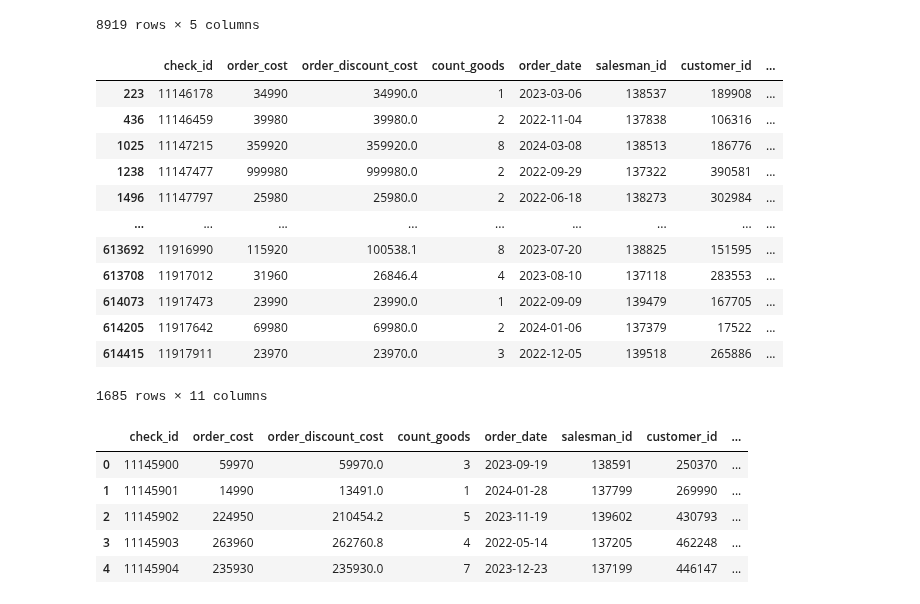
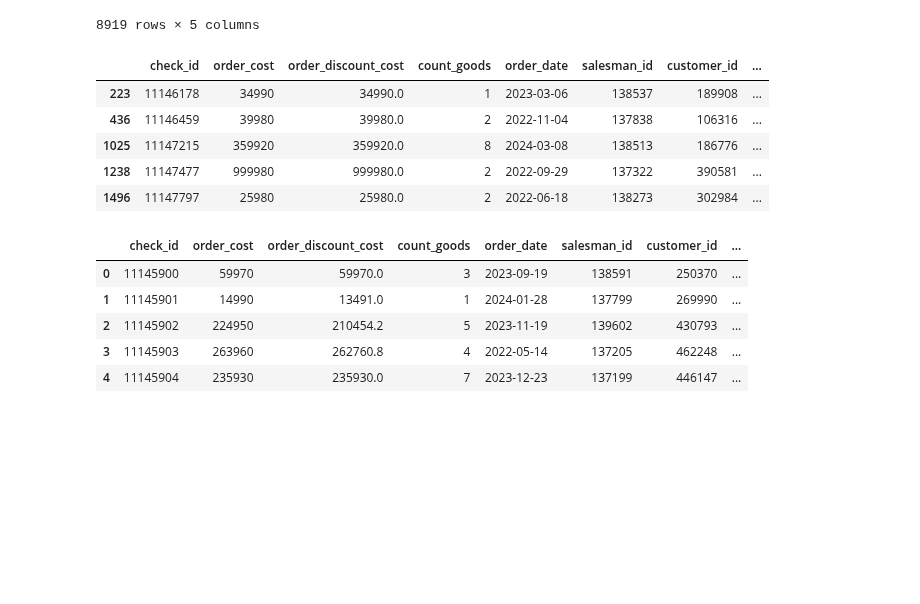
Before and after one commit to Putinka1993/notes, a Jupyter notebook: jupyter notebook/Konstantin.ipynb, the cells around one changed output. Saved outputs shown, nothing was run; the diff lists cells and outputs as text; code cells hidden in the pictures; blank space fills up the shorter version.

```diff
--- a/jupyter notebook/Konstantin.ipynb
+++ b/jupyter notebook/Konstantin.ipynb
@@ -666,23 +666,16 @@ salmen_orders['date_of_employment'] = pd.to_datetime(salmen_orders['date_of_empl
 # %%
 salmen_orders.sort_values(['date_of_employment', 'order_date'], ascending=True).head(15)
 #salmen_orders.groupby('date_of_employment').shape
 salmen_orders[(salmen_orders['order_date'].dt.day == salmen_orders['date_of_employment'].dt.day) &
     (salmen_orders['order_date'].dt.month == salmen_orders['date_of_employment'].dt.month)
-]
+].head()
 # %% [output]
 |  | check_id | order_cost | order_discount_cost | count_goods | order_date | salesman_id | customer_id | ... |
 | 223 | 11146178 | 34990 | 34990.0 | 1 | 2023-03-06 | 138537 | 189908 | ... |
 | 436 | 11146459 | 39980 | 39980.0 | 2 | 2022-11-04 | 137838 | 106316 | ... |
 | 1025 | 11147215 | 359920 | 359920.0 | 8 | 2024-03-08 | 138513 | 186776 | ... |
 | 1238 | 11147477 | 999980 | 999980.0 | 2 | 2022-09-29 | 137322 | 390581 | ... |
 | 1496 | 11147797 | 25980 | 25980.0 | 2 | 2022-06-18 | 138273 | 302984 | ... |
-| ... | ... | ... | ... | ... | ... | ... | ... | ... |
-| 613692 | 11916990 | 115920 | 100538.1 | 8 | 2023-07-20 | 138825 | 151595 | ... |
-| 613708 | 11917012 | 31960 | 26846.4 | 4 | 2023-08-10 | 137118 | 283553 | ... |
-| 614073 | 11917473 | 23990 | 23990.0 | 1 | 2022-09-09 | 139479 | 167705 | ... |
-| 614205 | 11917642 | 69980 | 69980.0 | 2 | 2024-01-06 | 137379 | 17522 | ... |
-| 614415 | 11917911 | 23970 | 23970.0 | 3 | 2022-12-05 | 139518 | 265886 | ... |
-1685 rows × 11 columns
 # %%
 salmen_orders.head()
 # %% [output]
```
Also changed, not shown: 1 other file.
